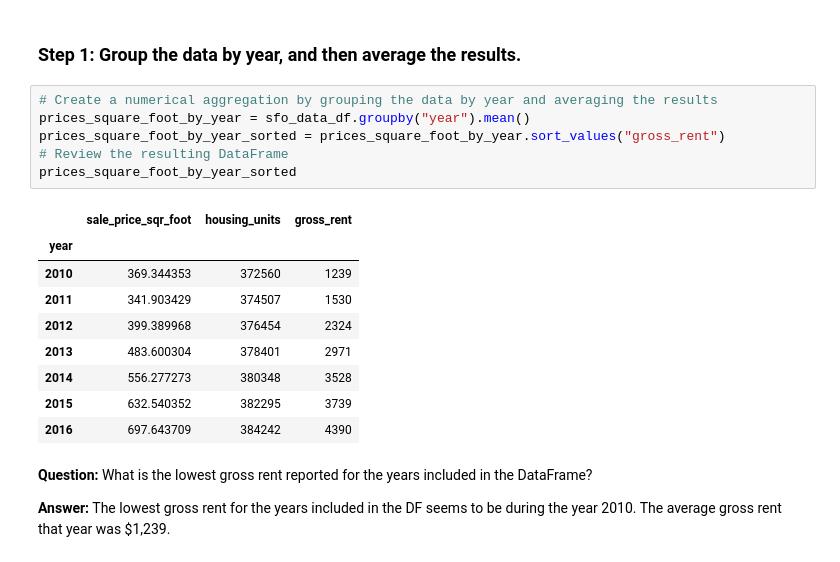
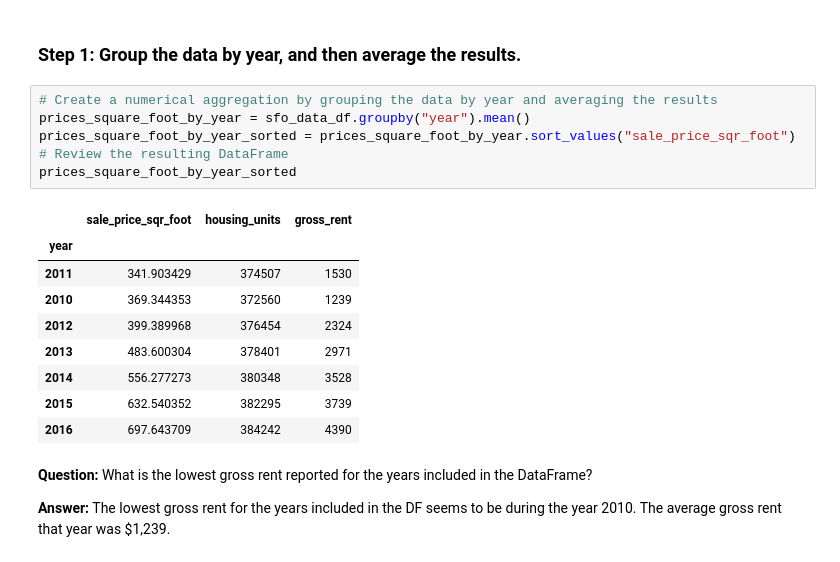
Before and after one commit to mrlandero/San_Francisco_Housing, a Jupyter notebook: san_francisco_housing.ipynb, the cells around one changed output. Drawn from its saved outputs; the diff is of its cells as text.

```diff
--- a/san_francisco_housing.ipynb
+++ b/san_francisco_housing.ipynb
@@ -243,14 +244,14 @@ For this part of the assignment, use numerical and visual aggregation to calcula
 # %%
 # Create a numerical aggregation by grouping the data by year and averaging the results
 prices_square_foot_by_year = sfo_data_df.groupby("year").mean()
-prices_square_foot_by_year_sorted = prices_square_foot_by_year.sort_values("gross_rent")
+prices_square_foot_by_year_sorted = prices_square_foot_by_year.sort_values("sale_price_sqr_foot")
 # Review the resulting DataFrame
 prices_square_foot_by_year_sorted
 # %% [output]
 |  | sale_price_sqr_foot | housing_units | gross_rent |
 | year |  |  |  |
+| 2011 | 341.903429 | 374507 | 1530 |
 | 2010 | 369.344353 | 372560 | 1239 |
-| 2011 | 341.903429 | 374507 | 1530 |
 | 2012 | 399.389968 | 376454 | 2324 |
 | 2013 | 483.600304 | 378401 | 2971 |
 | 2014 | 556.277273 | 380348 | 3528 |
```
Also changed, not shown: parts of 1 cell of this notebook, 3 other files.
